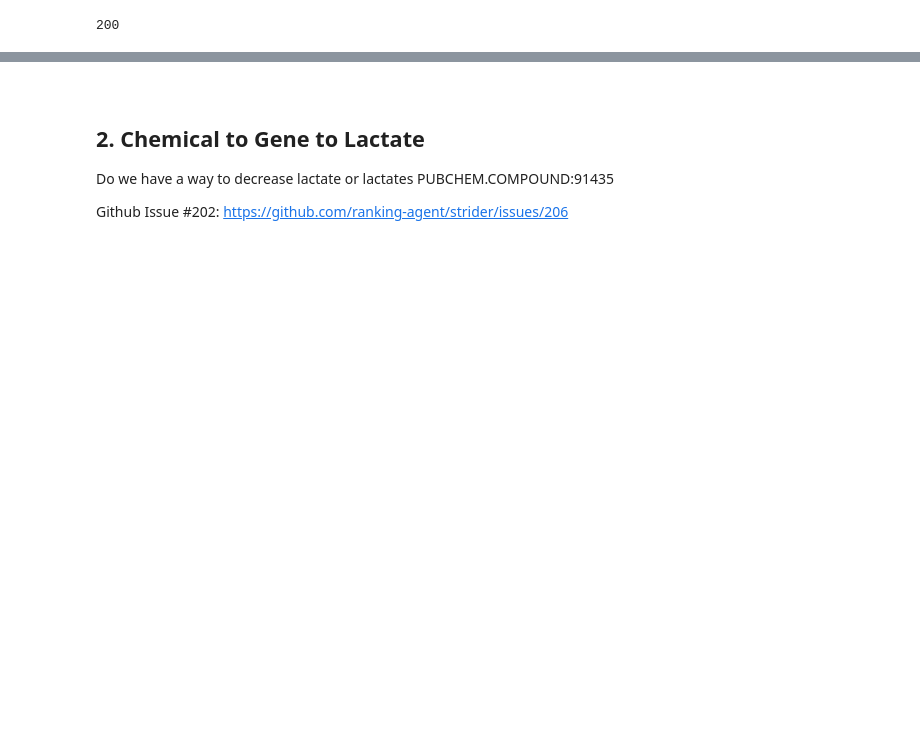
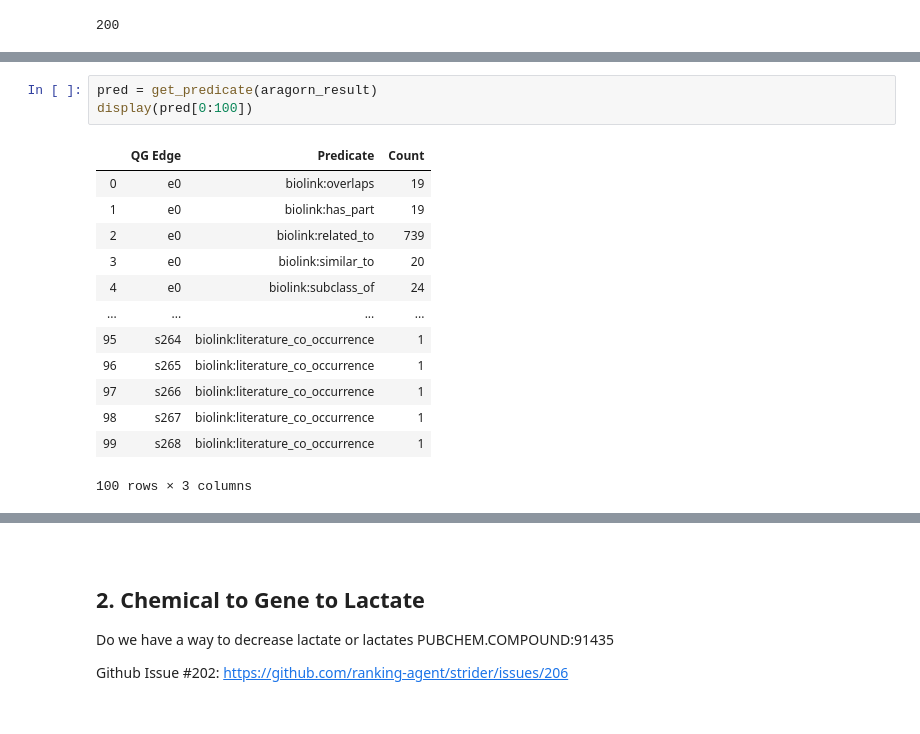
Before and after one commit to ranking-agent/robogallery, a Jupyter notebook: user_queries/notebooks/Hangover_to_Chemical.ipynb, the cells around one changed output, grey strips where cells are left out. Drawn from its saved outputs; the diff is of its cells as text; blank space fills up the shorter version.

```diff
--- a/user_queries/notebooks/Hangover_to_Chemical.ipynb
+++ b/user_queries/notebooks/Hangover_to_Chemical.ipynb
@@ -189,0 +165,17 @@ display(prov)
+# %%
+pred = get_predicate(aragorn_result)
+display(pred[0:100])
+# %% [output]
+|  | QG Edge | Predicate | Count |
+| 0 | e0 | biolink:overlaps | 19 |
+| 1 | e0 | biolink:has_part | 19 |
+| 2 | e0 | biolink:related_to | 739 |
+| 3 | e0 | biolink:similar_to | 20 |
+| 4 | e0 | biolink:subclass_of | 24 |
+| ... | ... | ... | ... |
+| 95 | s264 | biolink:literature_co_occurrence | 1 |
+| 96 | s265 | biolink:literature_co_occurrence | 1 |
+| 97 | s266 | biolink:literature_co_occurrence | 1 |
+| 98 | s267 | biolink:literature_co_occurrence | 1 |
+| 99 | s268 | biolink:literature_co_occurrence | 1 |
+100 rows × 3 columns
```
Also changed, not shown: parts of 15 cells of this notebook, 1 other file.
